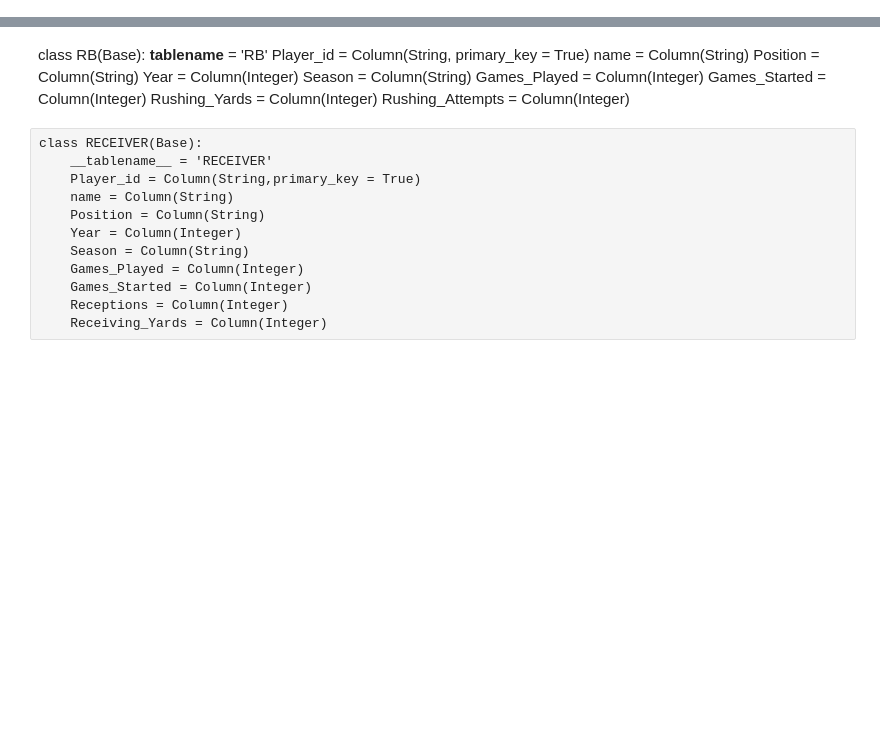
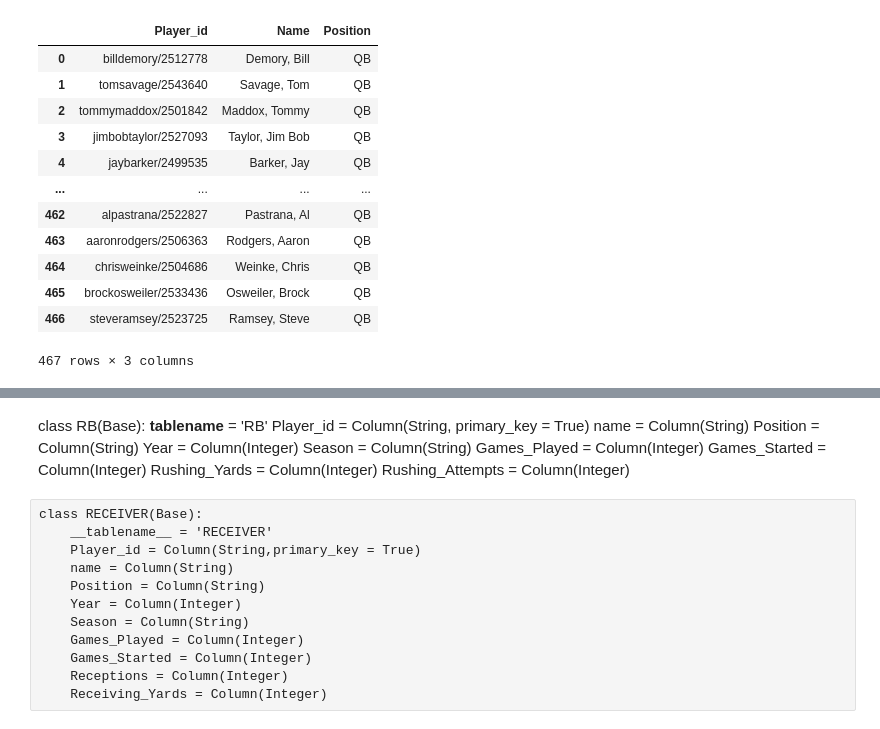
Before and after one commit to veraroberto/ETL-Project-NFL, a Jupyter notebook: NFL_STATISCS.ipynb, the cells around one changed output, grey strips where cells are left out. Cells and saved outputs as stored; diff of their text form; code cells hidden in the pictures; blank space fills up the shorter version.

```diff
--- a/NFL_STATISCS.ipynb
+++ b/NFL_STATISCS.ipynb
@@ -56,9 +93,25 @@ qb_df_sql
 # %%
-#DATA FRAME THAT contains unique players
+#DATA FRAME THAT contains unique players QB
 
 qb_id = qb_df_sql['Player_id'].unique()
 qb_name = qb_df_sql['Name'].unique()
 
+
 #qb_id_name = pd.DataFrame(qb_id,qb_name, columns  = ['Player_id','Player_id'])
 qb_id_name = pd.DataFrame({'Player_id': qb_id, 'Name' : qb_name})#, columns  = ['Player_id','Player_id'])
+qb_id_name['Position'] = 'QB'
 qb_id_name
+# %% [output]
+|  | Player_id | Name | Position |
+| 0 | billdemory/2512778 | Demory, Bill | QB |
+| 1 | tomsavage/2543640 | Savage, Tom | QB |
+| 2 | tommymaddox/2501842 | Maddox, Tommy | QB |
+| 3 | jimbobtaylor/2527093 | Taylor, Jim Bob | QB |
+| 4 | jaybarker/2499535 | Barker, Jay | QB |
+| ... | ... | ... | ... |
+| 462 | alpastrana/2522827 | Pastrana, Al | QB |
+| 463 | aaronrodgers/2506363 | Rodgers, Aaron | QB |
+| 464 | chrisweinke/2504686 | Weinke, Chris | QB |
+| 465 | brockosweiler/2533436 | Osweiler, Brock | QB |
+| 466 | steveramsey/2523725 | Ramsey, Steve | QB |
+467 rows × 3 columns
```
Also changed, not shown: parts of 20 cells of this notebook, 3 other files.
